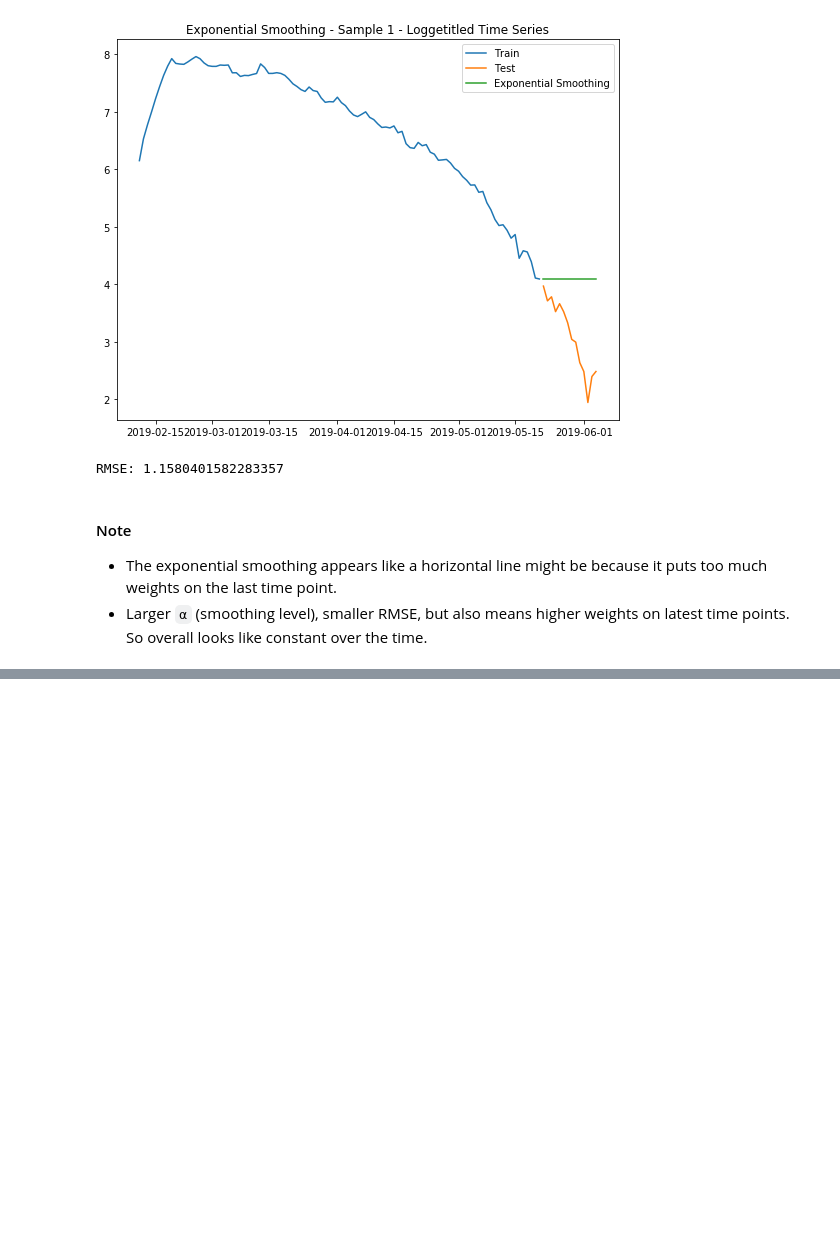
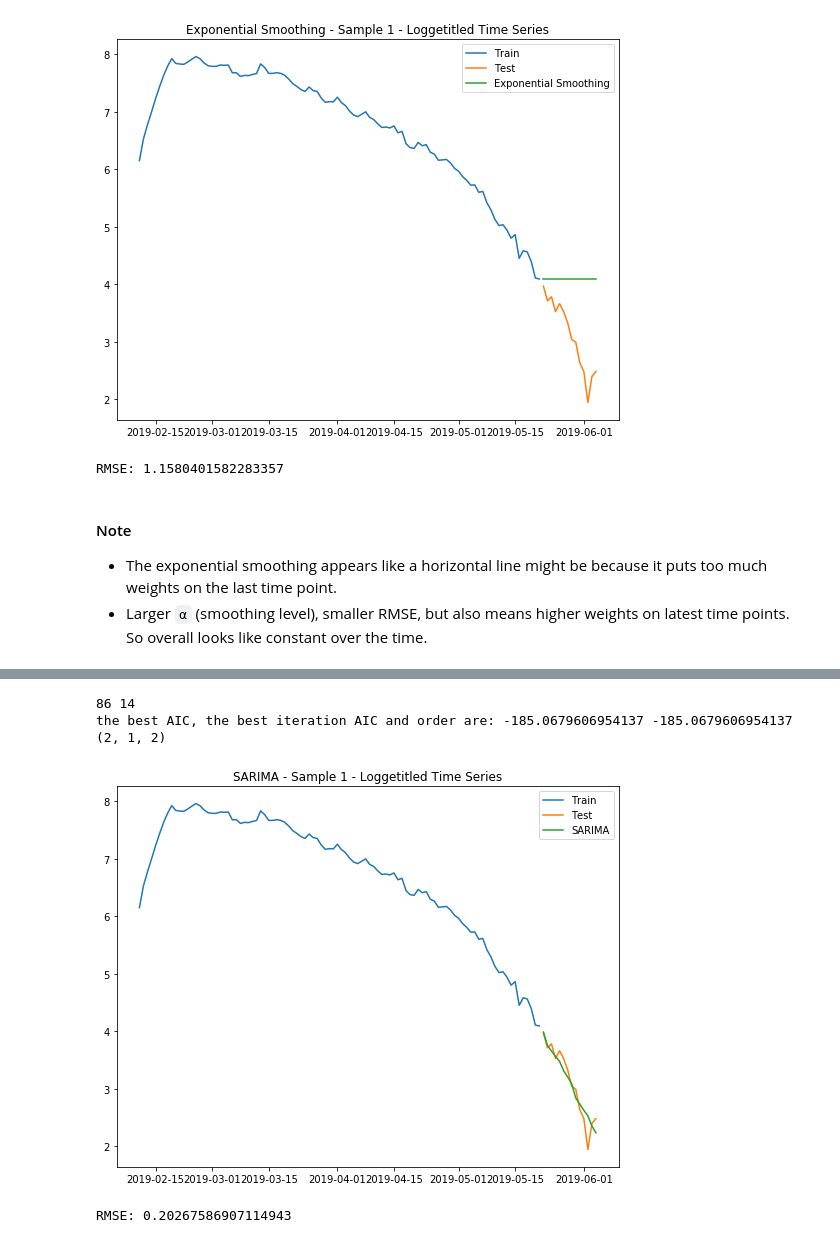
Before and after one commit to hanhanwu/Hanhan_Break_the_Limits, a Jupyter notebook: Bank_Fantasy/Golden_Bridge/forecast_experiemnts.ipynb, the cells around one changed output, grey strips where cells are left out. Drawn from its saved outputs; the diff is of its cells as text; code cells hidden in the pictures; blank space fills up the shorter version.

```diff
--- a/Bank_Fantasy/Golden_Bridge/forecast_experiemnts.ipynb
+++ b/Bank_Fantasy/Golden_Bridge/forecast_experiemnts.ipynb
@@ -140,0 +282,57 @@ RMSE: 1.1580401582283357
+# %%
+p = d = q = range(0, 3)
+pdq = list(itertools.product(p, d, q))
+
+bestAIC = np.inf
+bestParam = None
+best_itrAIC = np.inf
+best_itrParam = None
+
+X_train = train.values[:-len(test)]
+X_test = train.values[-len(test):]
+print(len(X_train), len(X_test))
+
+# grid search without cross validation
+for param in pdq:
+    try:
+        model = sm.tsa.statespace.SARIMAX(X_train,
+                                          order=param,
+                                          seasonal_order=(0,1,1,7))
+        results = model.fit()
+        #if current run of AIC is better than the best one so far, overwrite it
+        if results.aic < bestAIC:
+            bestAIC = results.aic
+            bestParam = param
+
+        # apply the best order on testig data
+        best_model = sm.tsa.statespace.SARIMAX(X_train,
+                                          order=param,
+                                          seasonal_order=(0,1,1,7))
+        results = best_model.fit()
+        if results.aic < best_itrAIC:
+            best_itrAIC = results.aic
+            best_itrParam = bestParam
+    except:
+        pass
+
+print('the best AIC, the best iteration AIC and order are:',bestAIC,best_itrAIC,bestParam)
+# %% [output]
+86 14
+the best AIC, the best iteration AIC and order are: -185.0679606954137 -185.0679606954137 (2, 1, 2)
+# %%
+model_fit = SARIMAX(train, order=(1, 1, 1),seasonal_order=(0,1,1,7)).fit()  # order means (p,d,q) for ARIMA
+y_pred = model_fit.predict(start="2019-05-22", end="2019-06-04", dynamic=True)
+
+plt.figure(figsize=(9,7))
+plt.plot(train.index, train, label='Train')
+plt.plot(test.index, test, label='Test')
+plt.plot(test.index, y_pred, label=title)
+plt.legend(loc='best')
+plt.title(title + " - Sample 1 - Loggetitled Time Series")
+plt.show()
+
+rmse = sqrt(mean_squared_error(test, y_pred))
+print('RMSE:', rmse)
+# %% [output]
+[figure, added]
+RMSE: 0.20267586907114943
```
Also changed, not shown: parts of 12 cells of this notebook.
